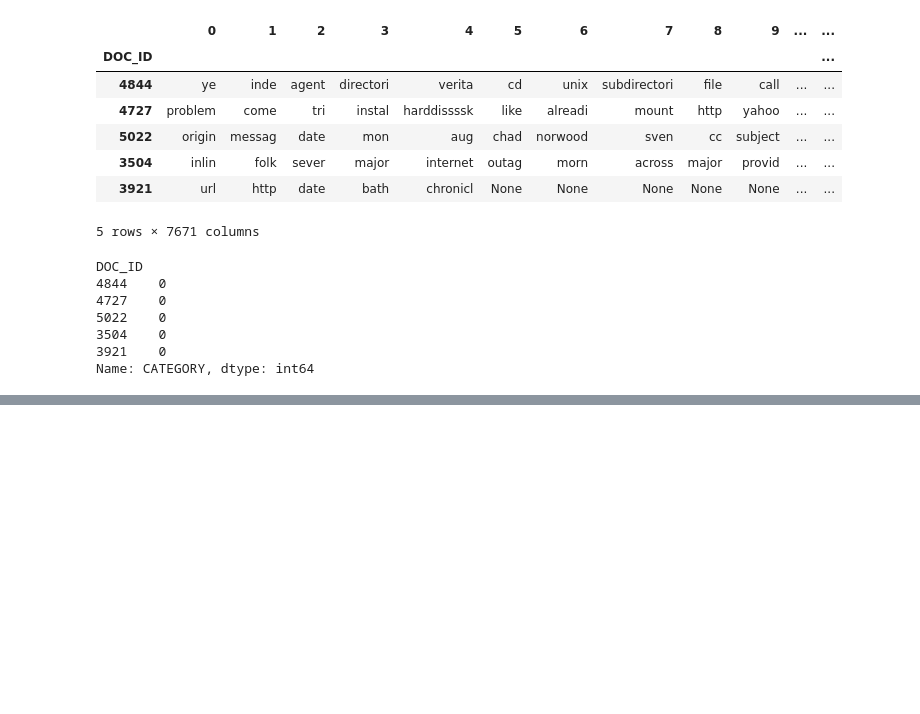
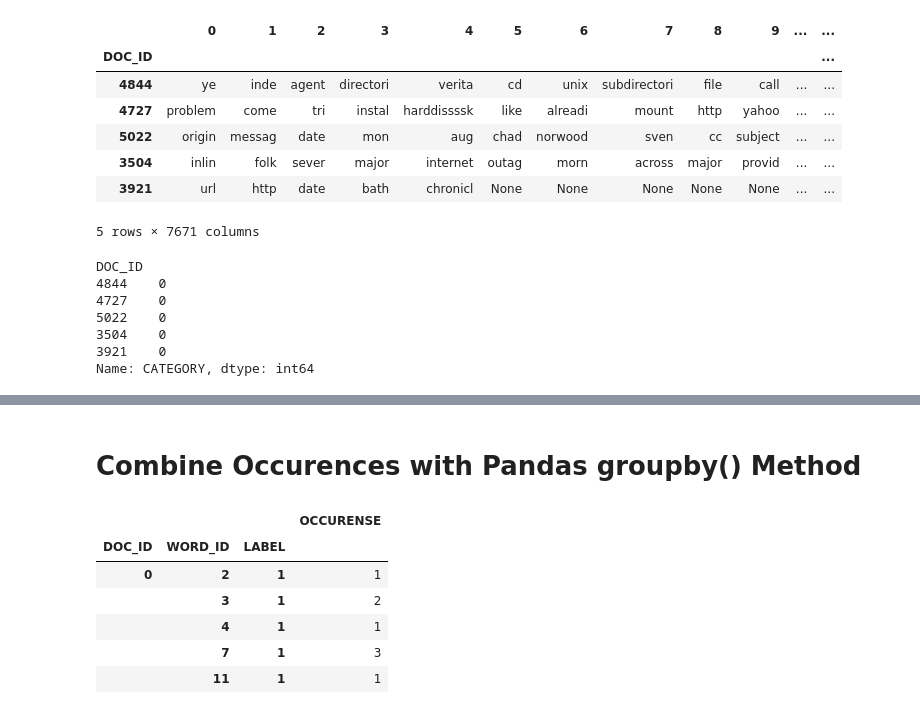
Before and after one commit to BeckMarquez/DataScience, a Jupyter notebook: Bayes Classifier.ipynb, the cells around one changed output, grey strips where cells are left out. Saved outputs shown, nothing was run; the diff lists cells and outputs as text; code cells hidden in the pictures; blank space fills up the shorter version.

```diff
--- a/Bayes Classifier.ipynb
+++ b/Bayes Classifier.ipynb
@@ -879,0 +885,2 @@ Name: CATEGORY, dtype: int64
+# %%
+ word_index = pd.Index(vocab.VOCAB_WORD)
@@ -879,0 +925,13 @@ Name: CATEGORY, dtype: int64
+# %% [markdown]
+# Combine Occurences with Pandas groupby() Method
+# %%
+train_grouped = sparse_train_df.groupby(['DOC_ID', 'WORD_ID', 'LABEL']).sum()
+train_grouped.head()
+# %% [output]
+|  |  |  | OCCURENSE |
+| DOC_ID | WORD_ID | LABEL |  |
+| 0 | 2 | 1 | 1 |
+|  | 3 | 1 | 2 |
+|  | 4 | 1 | 1 |
+|  | 7 | 1 | 3 |
+|  | 11 | 1 | 1 |
```
Also changed, not shown: parts of 22 cells of this notebook.
